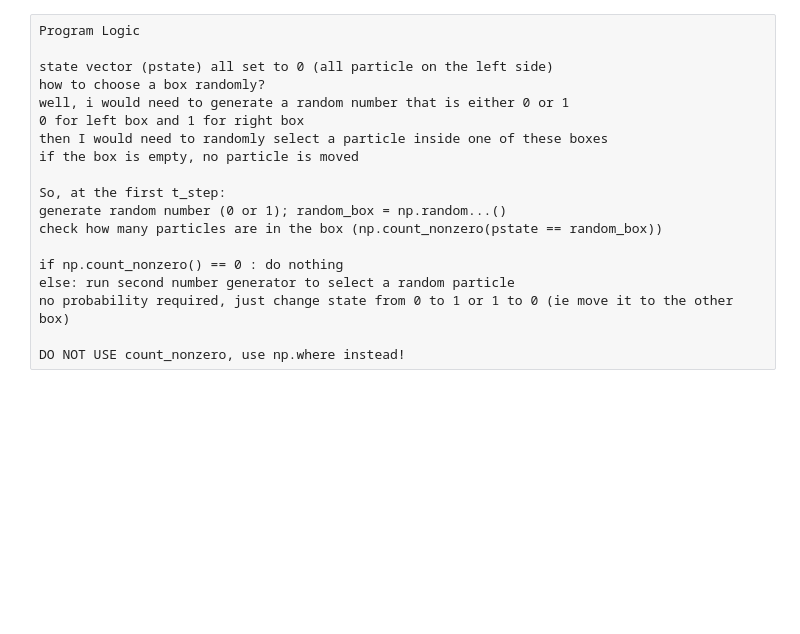
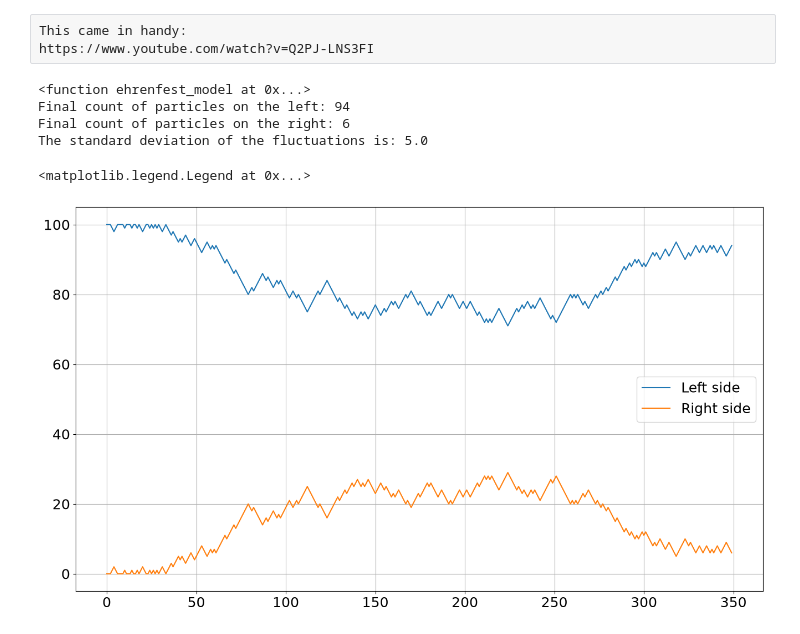
Before and after one commit to markthornbury/CompLab-Stage4, a Jupyter notebook: ehrenfest-model-variation.ipynb, the cells around one changed output. Saved outputs shown, nothing was run; the diff lists cells and outputs as text; code cells hidden in the pictures; blank space fills up the shorter version.

```diff
--- a/ehrenfest-model-variation.ipynb
+++ b/ehrenfest-model-variation.ipynb
@@ -1,23 +1,14 @@
+# %% [raw]
+This came in handy:
+https://www.youtube.com/watch?v=Q2PJ-LNS3FI
 # %%
 import numpy as np
 import matplotlib.pyplot as plt
+import random
+import scipy.special
+from scipy.special import factorial
+
+# The below commands make the font and image size bigger
+plt.rcParams.update({'font.size': 18})
+plt.rcParams["figure.figsize"] = (16,9)
-# %% [raw]
-Program Logic
-
-state vector (pstate) all set to 0 (all particle on the left side)
-how to choose a box randomly?
-well, i would need to generate a random number that is either 0 or 1
-0 for left box and 1 for right box
-then I would need to randomly select a particle inside one of these boxes
-if the box is empty, no particle is moved
-
-So, at the first t_step:
-generate random number (0 or 1); random_box = np.random...()
-check how many particles are in the box (np.count_nonzero(pstate == random_box))
-
-if np.count_nonzero() == 0 : do nothing
-else: run second number generator to select a random particle
-no probability required, just change state from 0 to 1 or 1 to 0 (ie move it to the other box)
-
-DO NOT USE count_nonzero, use np.where instead!
 # %%
@@ -45,0 +39,22 @@ for i in range(t_step):
+# %%
+n, n_right, time_points, left_points, right_points, N = ehrenfest_model(100, 350, 1)
+print(ehrenfest_model)
+
+# print(pstate)
+print("Final count of particles on the left:", n)
+print("Final count of particles on the right:", n_right)
+print("The standard deviation of the fluctuations is:", np.sqrt(N)/2)
+
+# Plotting
+plt.plot(time_points, left_points)
+plt.plot(time_points, right_points)
+#plt.plot(time_points, (N / 2) * (1 + np.exp((-2*time_points) / N)))
+plt.grid(True)
+plt.legend(['Left side', 'Right side'])
+# %% [output]
+<function ehrenfest_model at 0x...>
+Final count of particles on the left: 94
+Final count of particles on the right: 6
+The standard deviation of the fluctuations is: 5.0
+<matplotlib.legend.Legend at 0x...>
+[figure, added]
```
Also changed, not shown: parts of 2 cells of this notebook, 1 other file.
